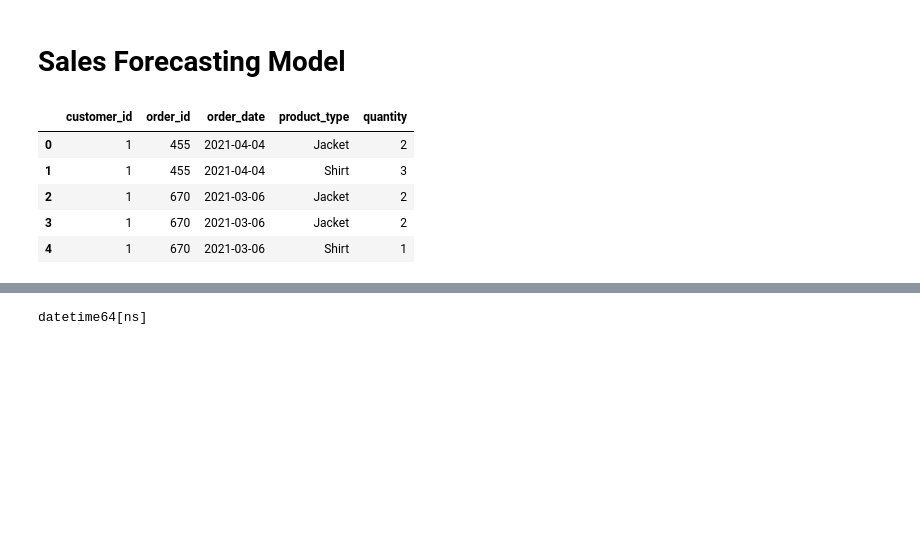
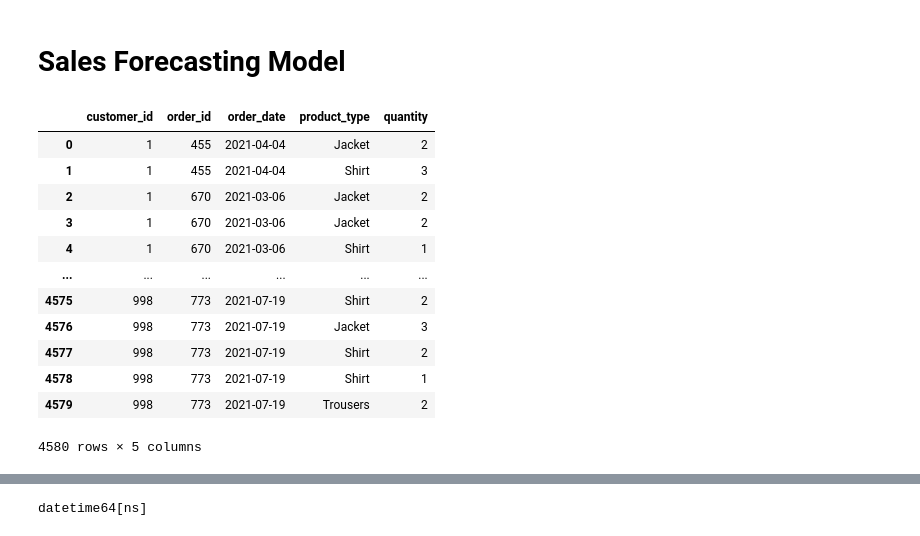
Before and after one commit to azeledon/Final_Project_Group2, a Jupyter notebook: Python/sales_forecasting_model.ipynb, the cells around one changed output, grey strips where cells are left out. Drawn from its saved outputs; the diff is of its cells as text; code cells hidden in the pictures; blank space fills up the shorter version.

```diff
--- a/Python/sales_forecasting_model.ipynb
+++ b/Python/sales_forecasting_model.ipynb
@@ -8,12 +9,18 @@ from statsmodels.tsa.arima.model import ARIMA
 # Load the data into a pandas dataframe
 df = pd.read_csv("../Queries/order_history.csv")
 # %%
-# Convert the order_date column to datetime datatype and set it as the index
-df.head()
+df
 # %% [output]
 |  | customer_id | order_id | order_date | product_type | quantity |
 | 0 | 1 | 455 | 2021-04-04 | Jacket | 2 |
 | 1 | 1 | 455 | 2021-04-04 | Shirt | 3 |
 | 2 | 1 | 670 | 2021-03-06 | Jacket | 2 |
 | 3 | 1 | 670 | 2021-03-06 | Jacket | 2 |
 | 4 | 1 | 670 | 2021-03-06 | Shirt | 1 |
+| ... | ... | ... | ... | ... | ... |
+| 4575 | 998 | 773 | 2021-07-19 | Shirt | 2 |
+| 4576 | 998 | 773 | 2021-07-19 | Jacket | 3 |
+| 4577 | 998 | 773 | 2021-07-19 | Shirt | 2 |
+| 4578 | 998 | 773 | 2021-07-19 | Shirt | 1 |
+| 4579 | 998 | 773 | 2021-07-19 | Trousers | 2 |
+4580 rows × 5 columns
```
Also changed, not shown: parts of 7 cells of this notebook, 5 other files.
